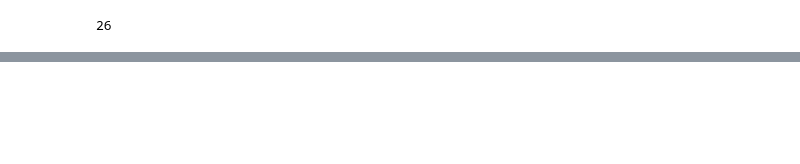
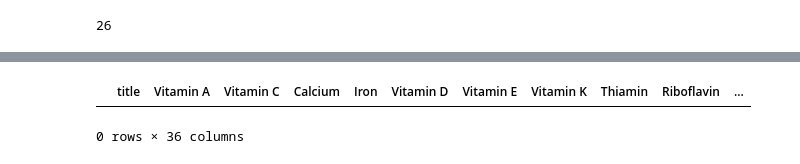
Before and after one commit to j1GlIpUf/Projects_for_DS, a Jupyter notebook: src/recipes.ipynb, the cells around one changed output, grey strips where cells are left out. Drawn from its saved outputs; the diff is of its cells as text; code cells hidden in the pictures; blank space fills up the shorter version.

Commit message:
Доделать функцию запроса, что бы получалось обрабатывались вхождения имен компонентов не только из колонок в json но из наоборот

```diff
--- a/src/recipes.ipynb
+++ b/src/recipes.ipynb
@@ -1426,8 +1390,8 @@ True
 # %%
 nutr_intr=[]
-for comp in comp_norm:
-    for nutr in nutrients_normalized:
-        if comp in nutr:
+for comp in df_comp.columns:
+    for nutr in nutrients:
+        if normalize_nutrient_name(comp) in normalize_nutrient_name(nutr):
             nutr_intr.append(comp)
             break
 # %%
@@ -1438,3 +1426,11 @@ len(nutr_intr)
 # %%
-r_js["foods"][0]["foodNutrients"][0]
+for part_eat in df_comp["title"].values:
+    try:
+        r=requests.get(url=BASE_URL,params={"api_key":API_KEY,"query":[part_eat]}).json()
+    except:
+        continue
+    for food in r_js["foods"]:
+        for fn in food["foodNutrients"]:
+            if fn["nutrientName"] in nutr_intr or  nutr_intr in fn["nutrientName"]:
+                df_comp.loc[df_comp["title"]==part_eat,fn["nutrientName"]]=fn["value"]
 # %% [output]
@@ -1456,0 +1458,5 @@ r_js["foods"]
+# %%
+df_comp.dropna
+# %% [output]
+|  | title | Vitamin A | Vitamin C | Calcium | Iron | Vitamin D | Vitamin E | Vitamin K | Thiamin | Riboflavin | ... |
+0 rows × 36 columns
```
Also changed, not shown: parts of 15 cells of this notebook.
